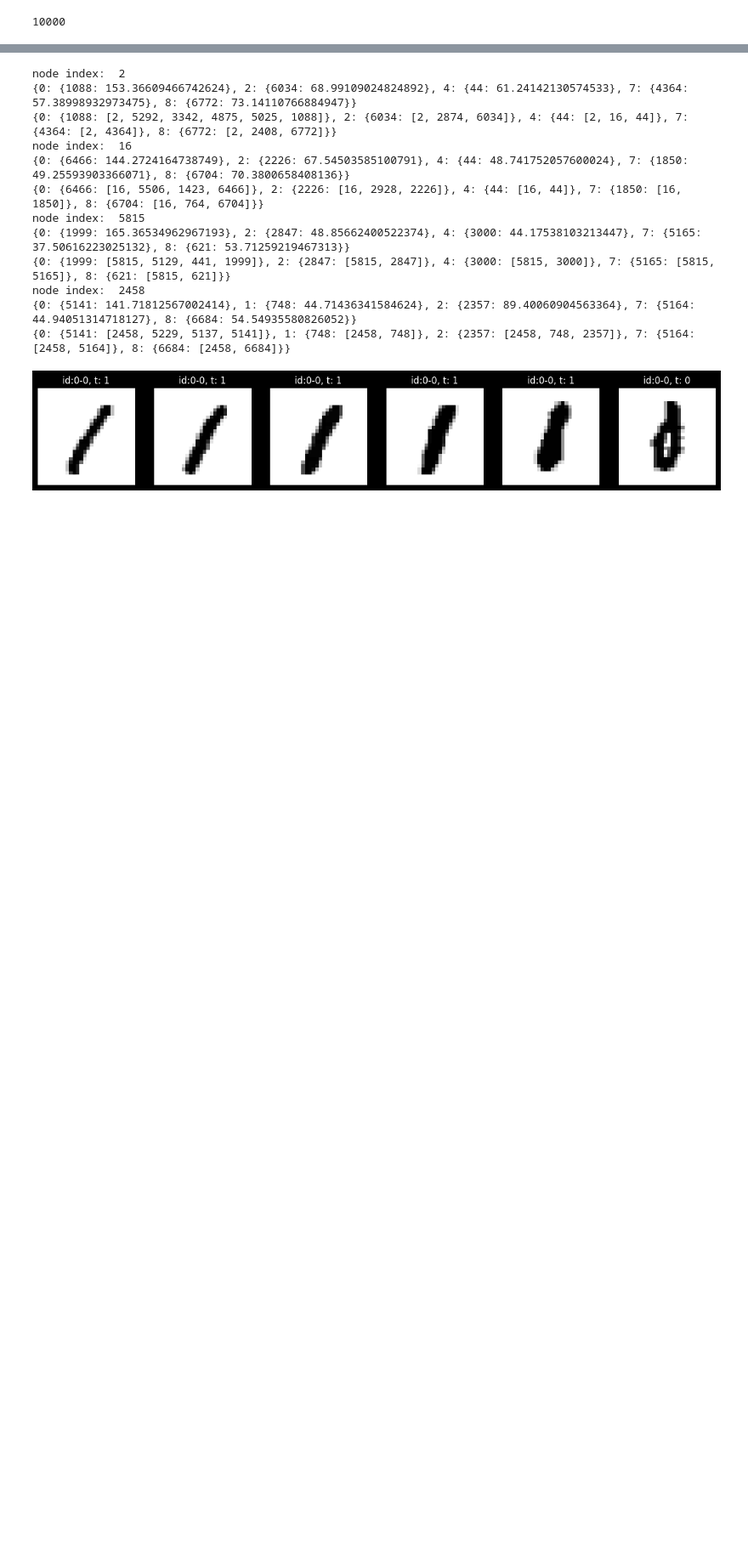
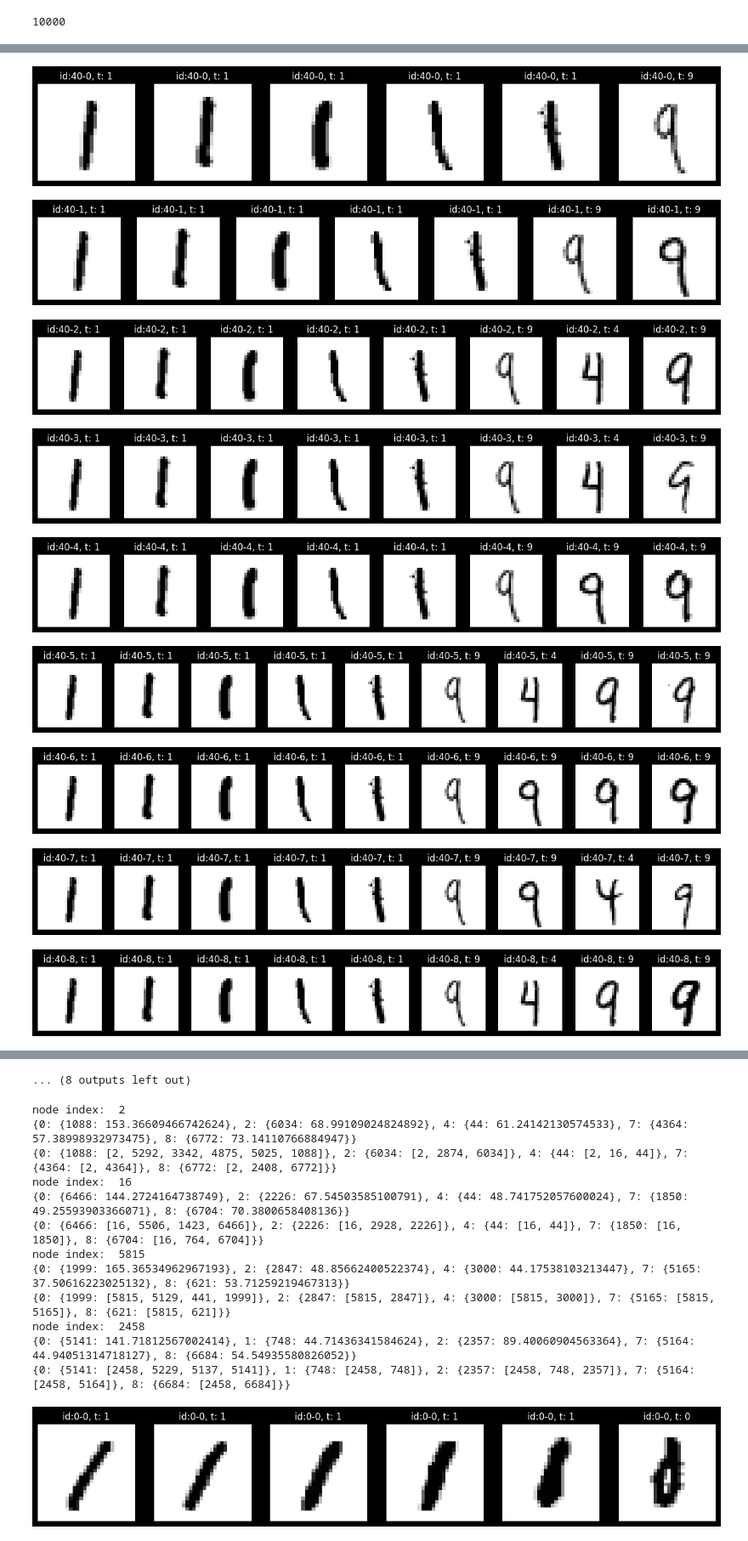
Before and after one commit to xuanxuanxuan-git/facelift, a Jupyter notebook: mnist_example.ipynb, the cells around one changed output, grey strips where cells are left out. Shown: that part at 85% size. Drawn from its saved outputs; the diff is of its cells as text; code cells hidden in the pictures; blank space fills up the shorter version.

```diff
--- a/mnist_example.ipynb
+++ b/mnist_example.ipynb
@@ -140,7 +140,7 @@ def get_weights_kNN(
             # v1 = X.iloc[j].values.reshape(-1, 1)
             v1 = X[j]
             # modify the distance function so that removing pixels incurring larger cost.
-            dist = calculate_weighted_distance(v1, v0, penalty_term=1.1)
+            dist = calculate_weighted_distance(v1, v0, penalty_term=1.05)
             # dist = np.linalg.norm(v0 - v1)
             k[i, j] = dist
             if dist != 0:
@@ -337,6 +335,6 @@ array([ 2,  5,  6,  8, 16, 17, 27, 42, 47, 50], dtype=int64)
 # %%
-sp_graph = construct_graph(asym_kernel)
-start_point_idx = 2
+sp_graph = construct_graph(kernel)
+start_point_idx = 40
 target_class = 9
 class_labels = list(map(int, clf.classes_))
 alternative_classes = list(set(class_labels) - set([target_class, y[start_point_idx]]))
@@ -350,13 +348,16 @@ print(end_point_indices)
 
 for order, end_point_idx in enumerate(end_point_indices):
     shortest_path = reconstruct_shortest_path(predecessors, start_point_idx=start_point_idx, end_point_idx=end_point_idx)
-    # print()
+    flag = 0
     for node_idx in shortest_path[:-1]:
+        # print(np.argmax(predictions[node_idx]))
+        if np.argmax(predictions[node_idx]) not in [1, target_class]:
+            flag = 1
         alt_classes = list(set(class_labels) - set([target_class, y[node_idx]]))
-        alt_class_dict, alt_path_dict = get_user_agency(sp_graph, node_idx, alt_classes, predictions, y, class_labels)
+        # alt_class_dict, alt_path_dict = get_user_agency(sp_graph, node_idx, alt_classes, predictions, y, class_labels)
         # print("node index: ", node_idx)
         # print(alt_class_dict)
-
+    # if flag == 1:
         res[start_point_idx][order] = shortest_path
 print(res)
 # %% [output]
@@ -383,3 +384,17 @@ def plot_digits(path, _id):
 def print_alt_paths(alt_path_dict):
     for alt_class, alt_class_path in alt_path_dict.items():
         plot_digits(list(alt_class_path.items())[0][1], '-'.join(map(str, [alt_class, 0])))
+# %%
+for k in res.keys():
+    for k2 in res[k].keys():
+        plot_digits(res[k][k2], '-'.join(map(str, [k, k2])))
+# %% [output]
+[figure, added]
+[figure, added]
+[figure, added]
+[figure, added]
+[figure, added]
+[figure, added]
+[figure, added]
+[figure, added]
+[figure, added]
@@ -386,3 +404,4 @@ def print_alt_paths(alt_path_dict):
+... (8 outputs left out)
 # %%
 #4
 shortest_path = reconstruct_shortest_path(predecessors, start_point_idx=start_point_idx, end_point_idx=2581)
```
Also changed, not shown: parts of 5 cells of this notebook, 1 other file.
